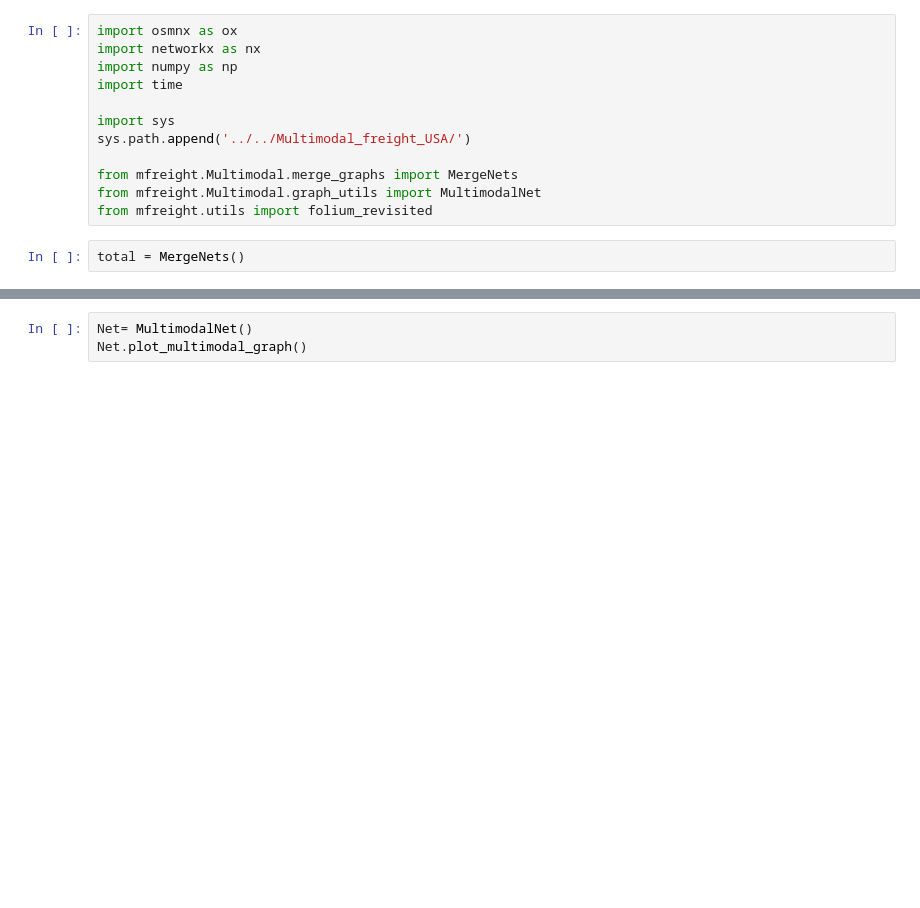
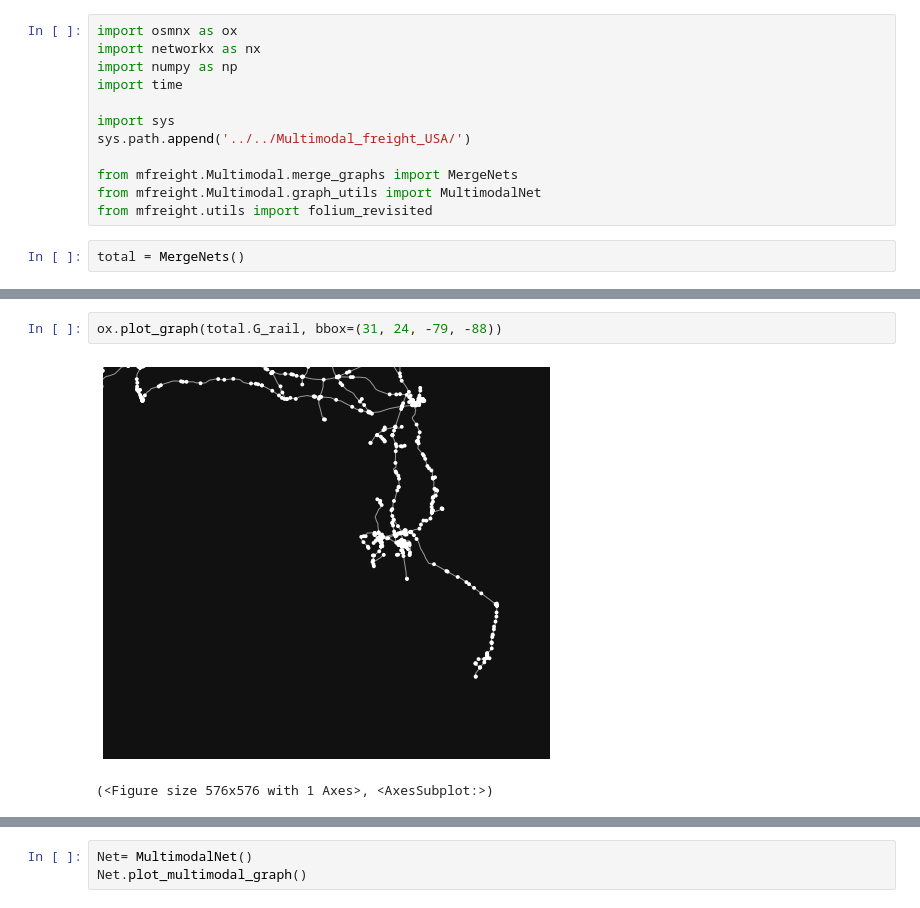
Before and after one commit to Labulitiolle/Multimodal_freight_USA, a Jupyter notebook: Notebooks/verify_merge.ipynb, the cells around one changed output, grey strips where cells are left out. Cells and saved outputs as stored; diff of their text form; blank space fills up the shorter version.

```diff
--- a/Notebooks/verify_merge.ipynb
+++ b/Notebooks/verify_merge.ipynb
@@ -23,0 +23,5 @@ elapsed time: 629.8615911006927
+# %%
+ox.plot_graph(total.G_rail, bbox=(31, 24, -79, -88))
+# %% [output]
+[figure, added]
+(<Figure size 576x576 with 1 Axes>, <AxesSubplot:>)
```
Also changed, not shown: parts of 8 cells of this notebook, 21 other files.
